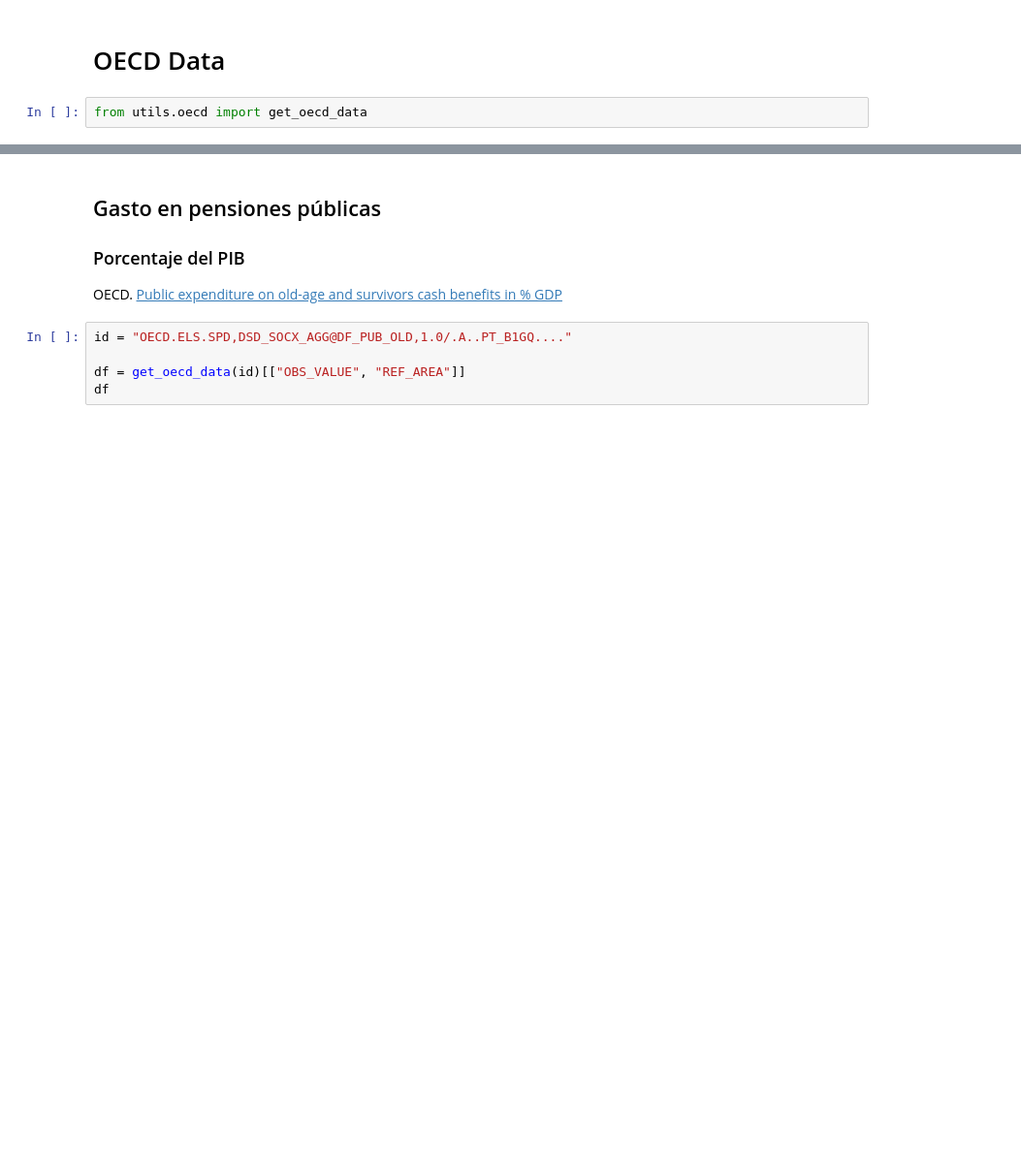
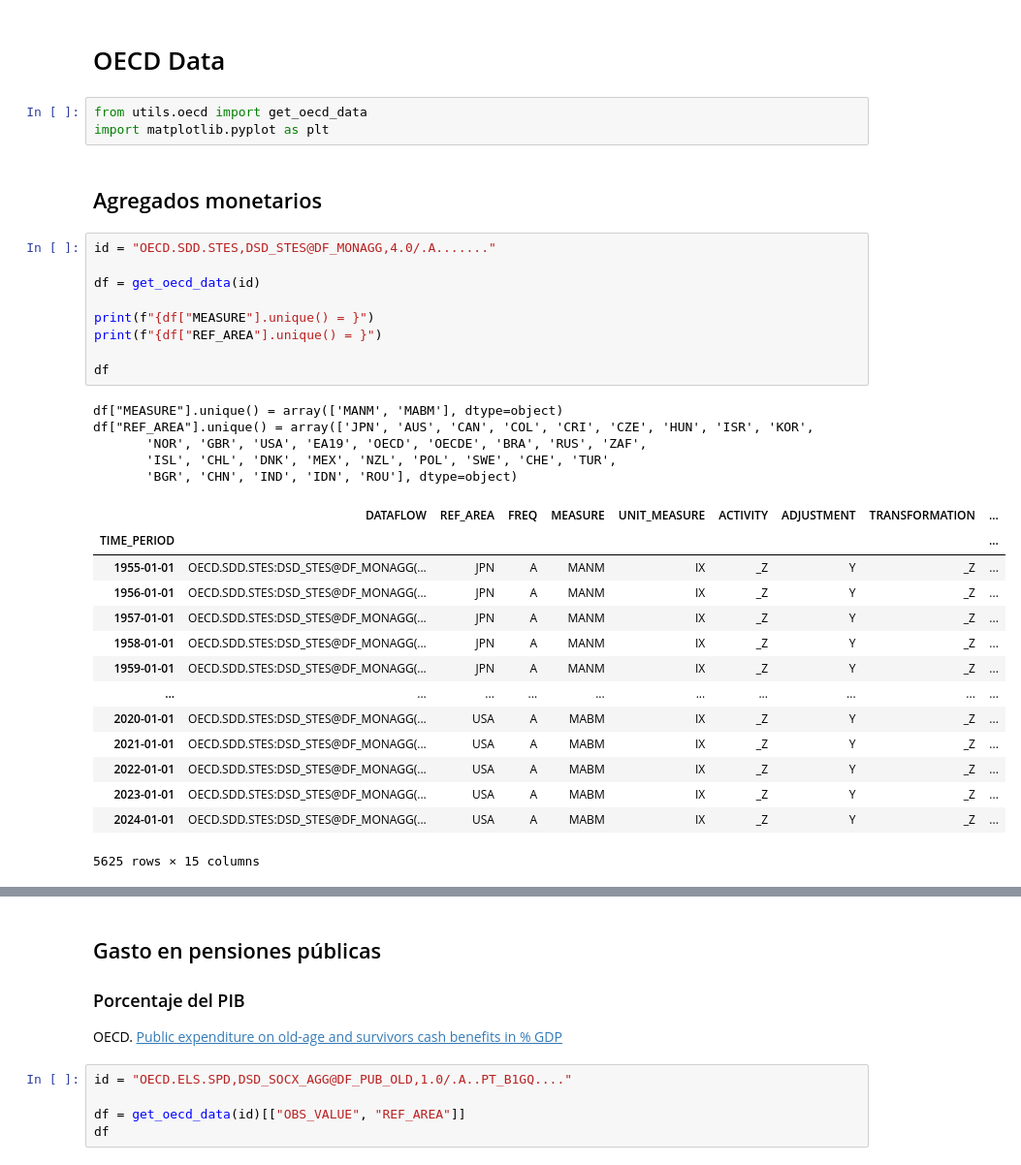
Before and after one commit to MiguelPuntoEs/ufm-python-for-finance, a Jupyter notebook: 07 OECD.ipynb, the cells around one changed output, grey strips where cells are left out. Shown at 97% size. Saved outputs shown, nothing was run; the diff lists cells and outputs as text; blank space fills up the shorter version.

```diff
--- a/07 OECD.ipynb
+++ b/07 OECD.ipynb
@@ -2,3 +2,35 @@
 # OECD Data
 # %%
 from utils.oecd import get_oecd_data
+import matplotlib.pyplot as plt
+# %% [markdown]
+## Agregados monetarios
+# %%
+id = "OECD.SDD.STES,DSD_STES@DF_MONAGG,4.0/.A......."
+
+df = get_oecd_data(id)
+
+print(f"{df["MEASURE"].unique() = }")
+print(f"{df["REF_AREA"].unique() = }")
+
+df
+# %% [output]
+df["MEASURE"].unique() = array(['MANM', 'MABM'], dtype=object)
+df["REF_AREA"].unique() = array(['JPN', 'AUS', 'CAN', 'COL', 'CRI', 'CZE', 'HUN', 'ISR', 'KOR',
+       'NOR', 'GBR', 'USA', 'EA19', 'OECD', 'OECDE', 'BRA', 'RUS', 'ZAF',
+       'ISL', 'CHL', 'DNK', 'MEX', 'NZL', 'POL', 'SWE', 'CHE', 'TUR',
+       'BGR', 'CHN', 'IND', 'IDN', 'ROU'], dtype=object)
+|  | DATAFLOW | REF_AREA | FREQ | MEASURE | UNIT_MEASURE | ACTIVITY | ADJUSTMENT | TRANSFORMATION | ... |
+| TIME_PERIOD |  |  |  |  |  |  |  |  | ... |
+| 1955-01-01 | OECD.SDD.STES:DSD_STES@DF_MONAGG(... | JPN | A | MANM | IX | _Z | Y | _Z | ... |
+| 1956-01-01 | OECD.SDD.STES:DSD_STES@DF_MONAGG(... | JPN | A | MANM | IX | _Z | Y | _Z | ... |
+| 1957-01-01 | OECD.SDD.STES:DSD_STES@DF_MONAGG(... | JPN | A | MANM | IX | _Z | Y | _Z | ... |
+| 1958-01-01 | OECD.SDD.STES:DSD_STES@DF_MONAGG(... | JPN | A | MANM | IX | _Z | Y | _Z | ... |
+| 1959-01-01 | OECD.SDD.STES:DSD_STES@DF_MONAGG(... | JPN | A | MANM | IX | _Z | Y | _Z | ... |
+| ... | ... | ... | ... | ... | ... | ... | ... | ... | ... |
+| 2020-01-01 | OECD.SDD.STES:DSD_STES@DF_MONAGG(... | USA | A | MABM | IX | _Z | Y | _Z | ... |
+| 2021-01-01 | OECD.SDD.STES:DSD_STES@DF_MONAGG(... | USA | A | MABM | IX | _Z | Y | _Z | ... |
+| 2022-01-01 | OECD.SDD.STES:DSD_STES@DF_MONAGG(... | USA | A | MABM | IX | _Z | Y | _Z | ... |
+| 2023-01-01 | OECD.SDD.STES:DSD_STES@DF_MONAGG(... | USA | A | MABM | IX | _Z | Y | _Z | ... |
+| 2024-01-01 | OECD.SDD.STES:DSD_STES@DF_MONAGG(... | USA | A | MABM | IX | _Z | Y | _Z | ... |
+5625 rows × 15 columns
```
Also changed, not shown: parts of 10 cells of this notebook, 2 other files.
